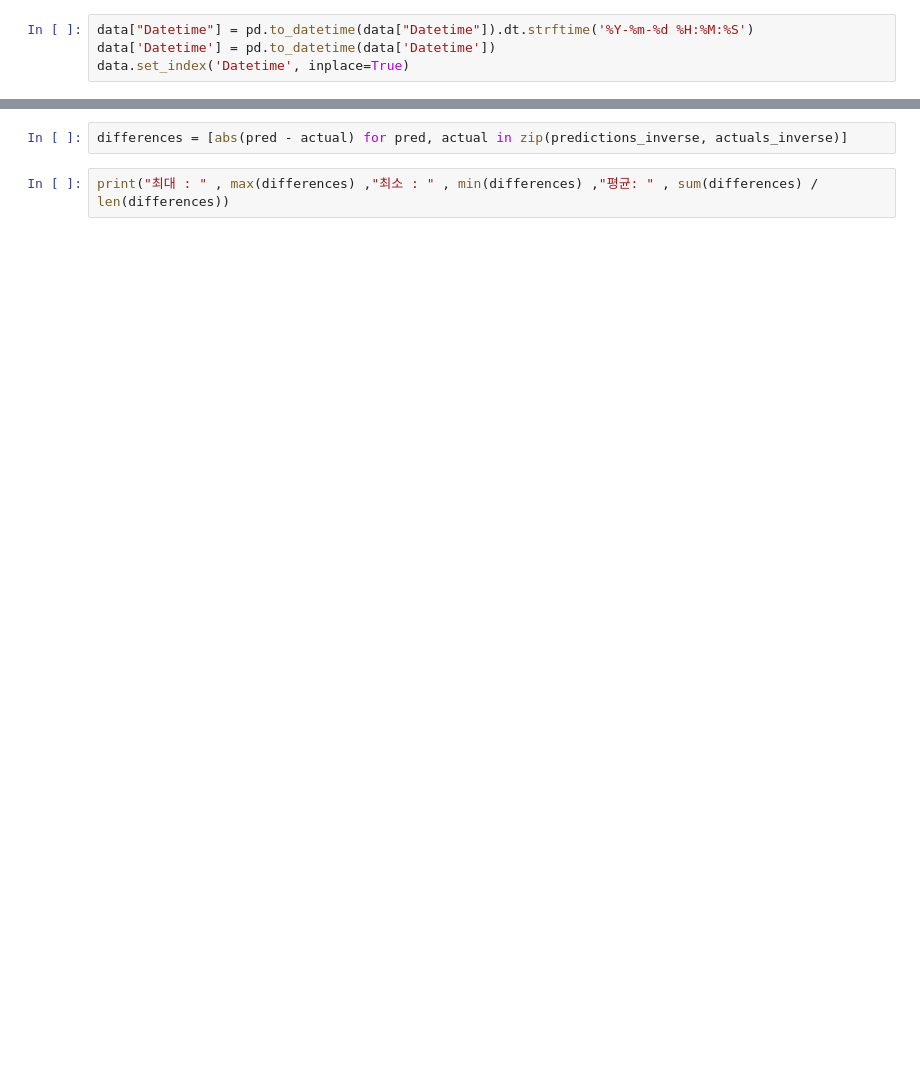
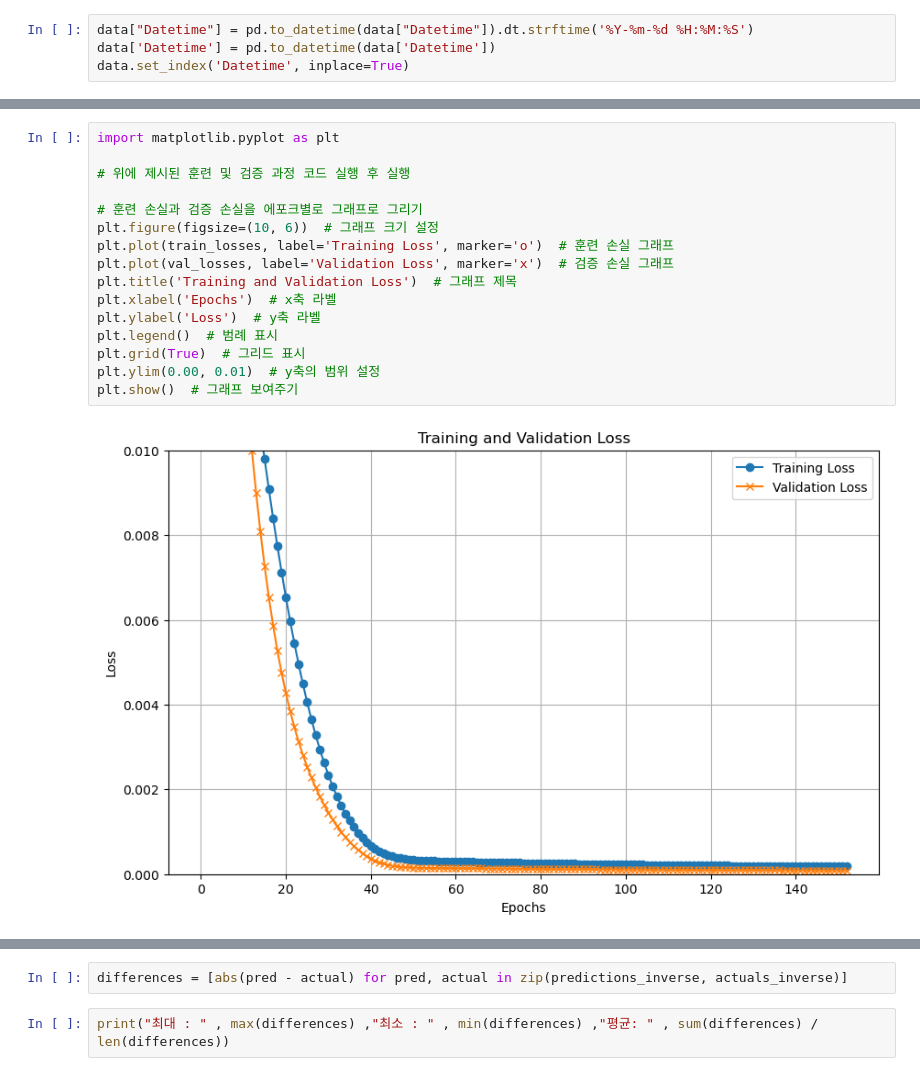
Before and after one commit to seongwonM/AutoStockTrader, a Jupyter notebook: model/Dlinear.ipynb, the cells around one changed output, grey strips where cells are left out. Drawn from its saved outputs; the diff is of its cells as text; blank space fills up the shorter version.

```diff
--- a/model/Dlinear.ipynb
+++ b/model/Dlinear.ipynb
@@ -297,3 +303,21 @@ plt.show()  # 그래프 보여주기
+# %%
+import matplotlib.pyplot as plt
+
+# 위에 제시된 훈련 및 검증 과정 코드 실행 후 실행
+
+# 훈련 손실과 검증 손실을 에포크별로 그래프로 그리기
+plt.figure(figsize=(10, 6))  # 그래프 크기 설정
+plt.plot(train_losses, label='Training Loss', marker='o')  # 훈련 손실 그래프
+plt.plot(val_losses, label='Validation Loss', marker='x')  # 검증 손실 그래프
+plt.title('Training and Validation Loss')  # 그래프 제목
+plt.xlabel('Epochs')  # x축 라벨
+plt.ylabel('Loss')  # y축 라벨
+plt.legend()  # 범례 표시
+plt.grid(True)  # 그리드 표시
+plt.ylim(0.00, 0.01)  # y축의 범위 설정
+plt.show()  # 그래프 보여주기
+# %% [output]
+[figure, added]
 # %%
 # 테스트 데이터셋에 대한 평가 및 결과 출력
 model.to(device)
```
Also changed, not shown: parts of 10 cells of this notebook.
